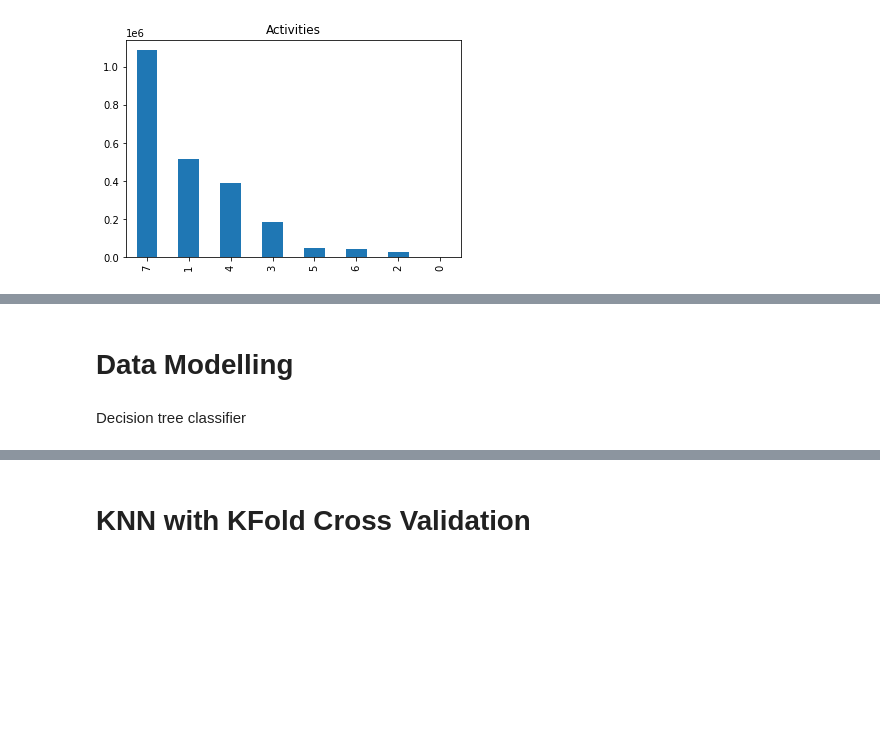
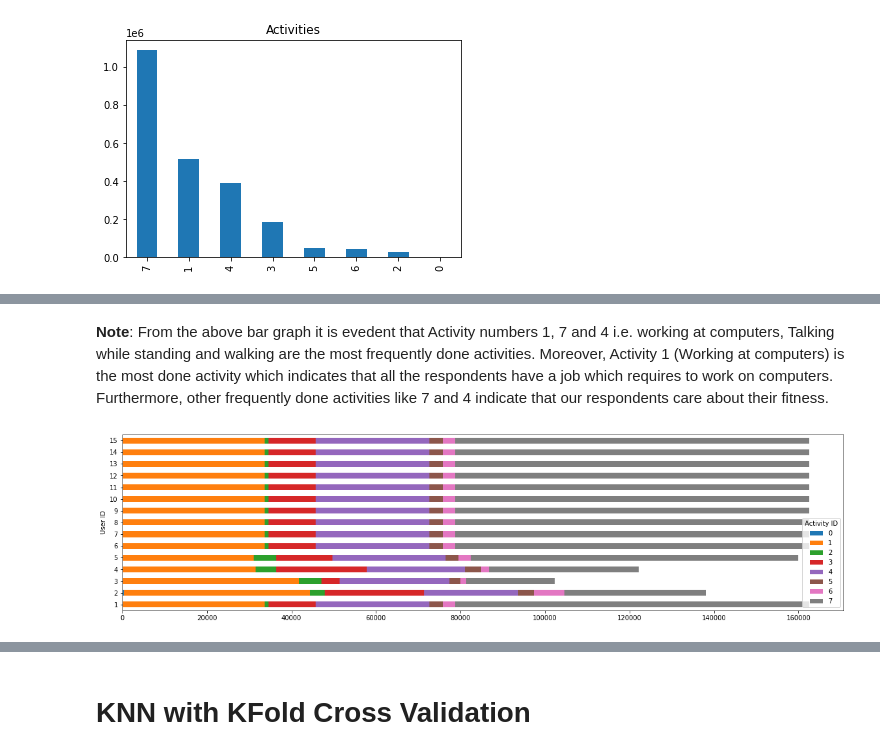
Before and after one commit to cr7yash/Activity-Recognition-from-Single-Chest-Mounted-Accelerometer, a Jupyter notebook: Assignment.ipynb, the cells around one changed output, grey strips where cells are left out. Cells and saved outputs as stored; diff of their text form; code cells hidden in the pictures; blank space fills up the shorter version.

```diff
--- a/Assignment.ipynb
+++ b/Assignment.ipynb
@@ -136,2 +70,0 @@ axSeven  = expSeven.plot(subplots = True, figsize = (15, 5))
-# %% [markdown]
-# Data Modelling
@@ -148,2 +70,0 @@ print("Y Test (Unseen Data):\n", y_test.head(3), "\n")
-# %% [markdown]
-Decision tree classifier
@@ -171,0 +71,8 @@ for i in range(0, columnNum):
+# %% [markdown]
+**Note**:
+From the above bar graph it is evedent that Activity numbers 1, 7 and 4 i.e. working at computers, Talking while standing and walking are the most frequently done activities. Moreover, Activity 1 (Working at computers) is the most done activity which indicates that all the respondents have a job which requires to work on computers. Furthermore, other frequently done activities like 7 and 4 indicate that our respondents care about their fitness.
+# %%
+test = pd.crosstab(index=final_df.iloc[:, -1], columns=final_df.iloc[:, -2])
+test.plot(kind = "barh", stacked = True, figsize = (20, 5));
+# %% [output]
+[figure, added]
```
Also changed, not shown: parts of 56 cells of this notebook.
